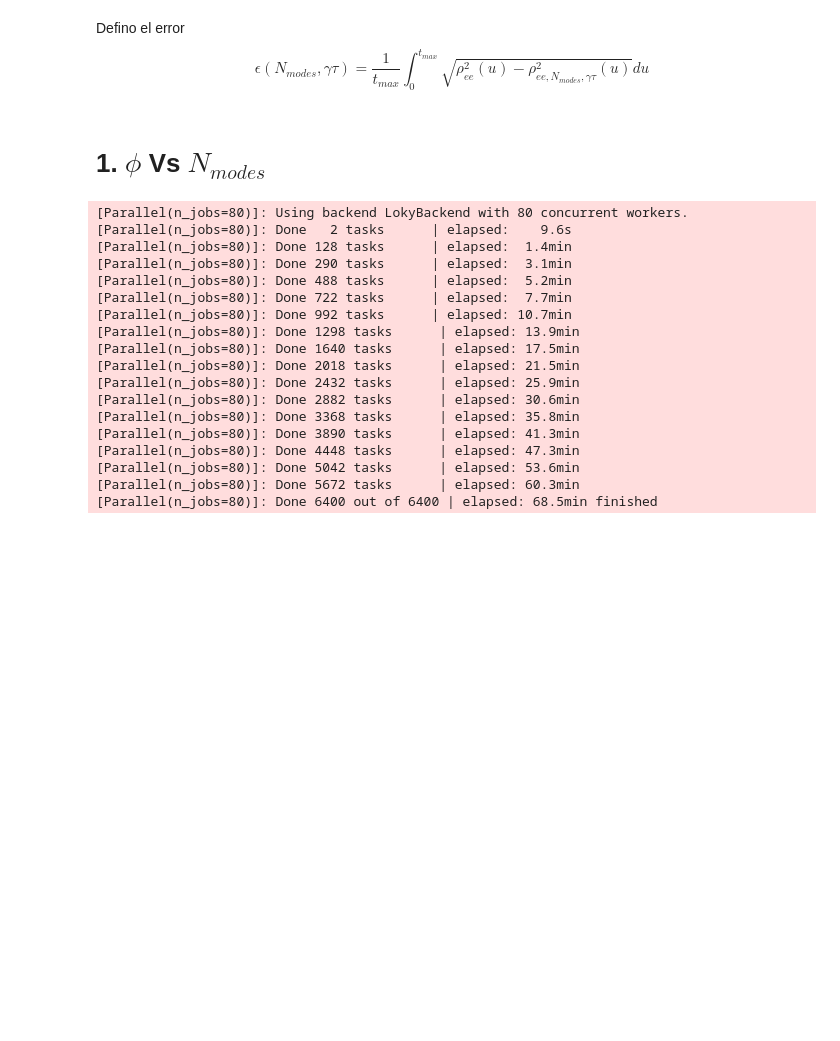
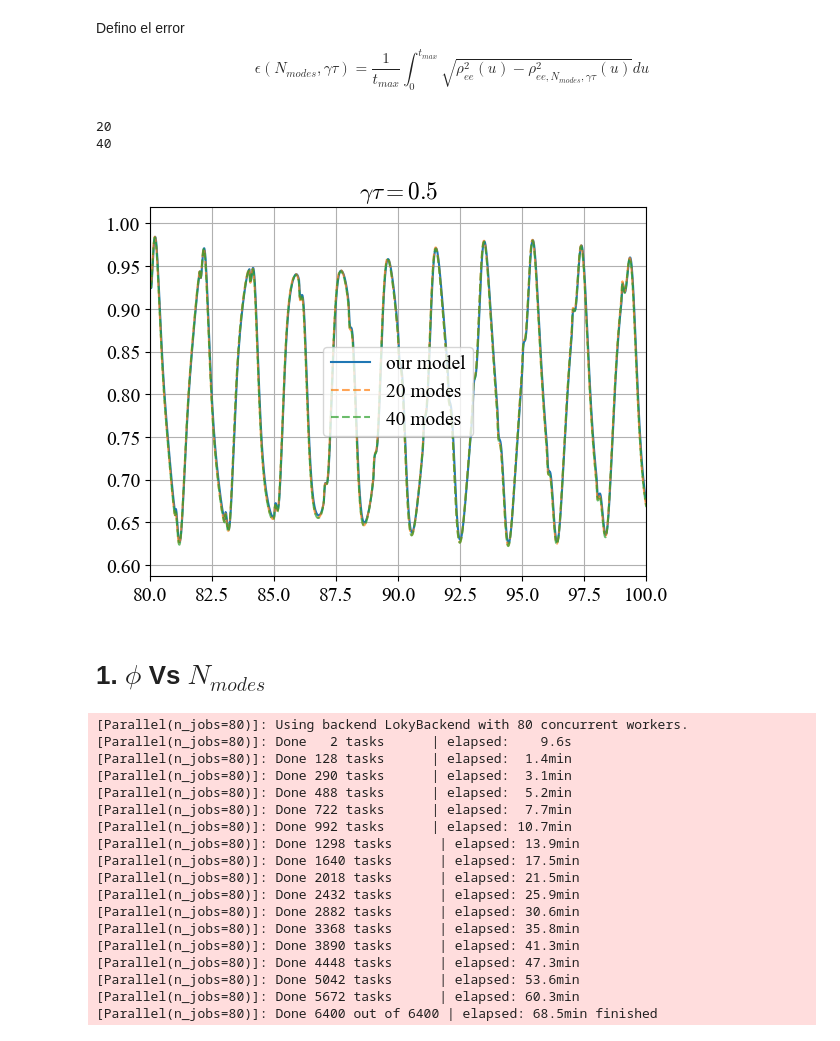
Before and after one commit to Taitoos2/Non_Markovian_Cavity, a Jupyter notebook: Non_Markovian_limit.ipynb, the cells around one changed output. Saved outputs shown, nothing was run; the diff lists cells and outputs as text; code cells hidden in the pictures; blank space fills up the shorter version.

```diff
--- a/Non_Markovian_limit.ipynb
+++ b/Non_Markovian_limit.ipynb
@@ -93,3 +99,30 @@ def compute_error_point_2(gamma, Nmod):
+# %%
+N_test = [20,40]
+gamma_test = 0.5
+cavity = new_cav_model(gamma_test,phi_0,tau_0,0)
+cavity.evolve(t_max,dt)
+t,e = cavity.excited_state([1,0])
+p_exact=[]
+for Nm in N_test:
+	print(Nm)
+	exact = Nmode_cavity(phi_0/tau_0,np.sqrt(gamma_test/tau_0),FRS(Nm,tau_0))
+	pe=np.abs(exact.evolve(t)[:,0]**2)
+	p_exact.append(pe)
+# %% [output]
+20
+40
+# %%
+plt.plot(t,e,label='our model')
+for n,pe in enumerate(p_exact):
+    plt.plot(t,pe,'--',label=rf"{N_test[n]:.0f} modes",alpha=0.7)
+plt.grid()
+plt.title(rf"$\gamma \tau ={gamma_test*tau_0:.1f}$")
+
+plt.legend()
+plt.xlim(80,100)
+plt.show()
+# %% [output]
+[figure, added]
 # %% [markdown]
 # 1. $\phi $ Vs $ N_{modes} $
 # %%
```
Also changed, not shown: parts of 5 cells of this notebook, 4 other files.
